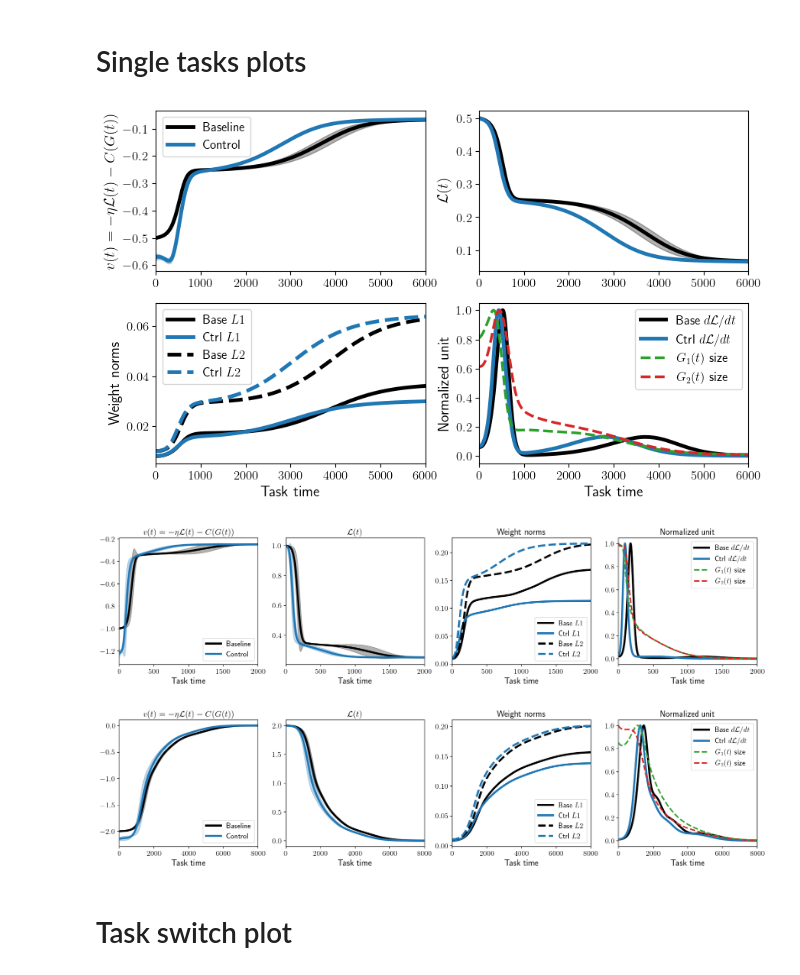
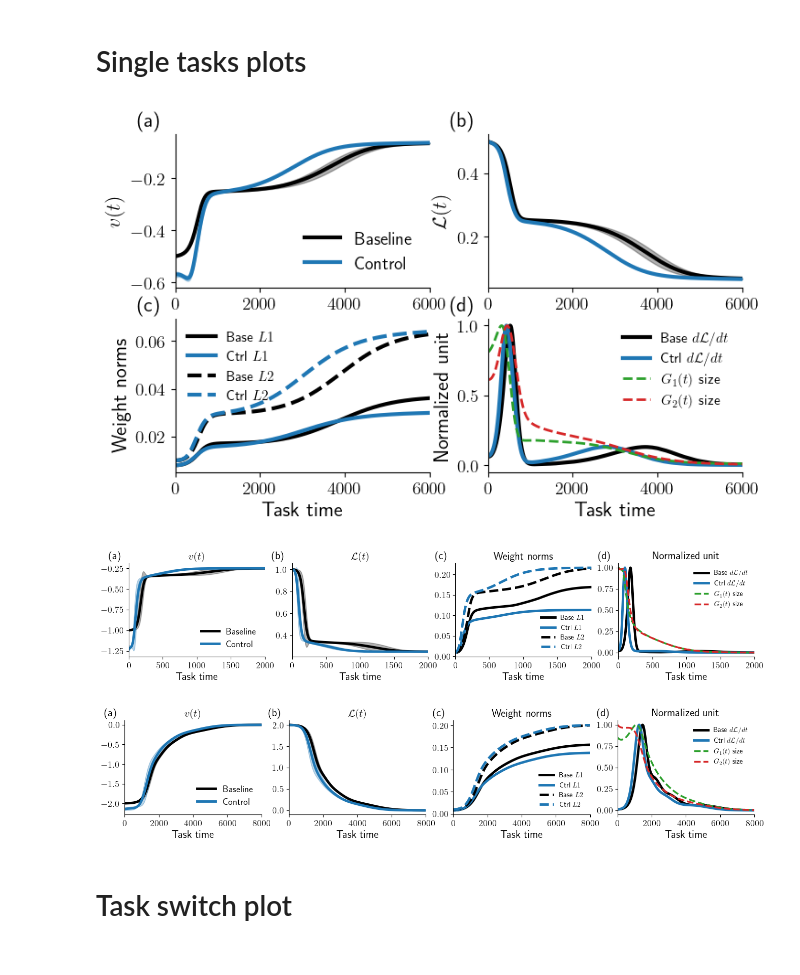
Before and after one commit to rodrigcd/neuromod, a Jupyter notebook: notebooks/paper_plots.ipynb, the cells around one changed output. Cells and saved outputs as stored; diff of their text form; code cells hidden in the pictures.

```diff
--- a/notebooks/paper_plots.ipynb
+++ b/notebooks/paper_plots.ipynb
@@ -90,34 +123,39 @@ results[-1].plot_control_optimization()
 # %% [markdown]
 # Single tasks plots
 # %%
-f, ax = plt.subplots(2, 2, figsize=(10, 6))
+f, ax = plt.subplots(2, 2, figsize=(8, 6/5*4))
+f.subplots_adjust(wspace=0.23)
 ax = ax.flatten()
-ax = single_task_plot(results, ax=ax, fontsize=14, line_width=3.5, x_lim=(0, 6000), skip_xlabel=True, label_in_title=False)
-# plt.savefig("paper_figures/single_task_mnist.pdf", bbox_inches="tight")
+subplot_labels = np.array([["(a)", "(b)"], ["(c)", "(d)"]])
+subplot_labels = subplot_labels.flatten()
+ax = single_task_plot(results, ax=ax, fontsize=16, line_width=3, x_lim=(0, 6000), skip_xlabel=True, label_in_title=False, subplot_labels=subplot_labels)
+plt.savefig("paper_figures/single_task_mnist.pdf", bbox_inches="tight")
 # %% [output]
-[figure, old version]
+[figure, new version]
 # %%
 results = []
 for result_dir in gaussian_dir_list:
     results.append(ResultsManager(result_dir))
 
-f, ax = plt.subplots(1, 4, figsize=(20, 4))
+f, ax = plt.subplots(1, 4, figsize=(16, 6/5*2))
 ax = ax.flatten()
-ax = single_task_plot(results, ax=ax, fontsize=15, line_width=3.5, x_lim=(0, 2000), skip_xlabel=False, label_in_title=True)
+subplot_labels = np.array([["(a)", "(b)"], ["(c)", "(d)"]])
+subplot_labels = subplot_labels.flatten()
+ax = single_task_plot(results, ax=ax, fontsize=15, line_width=3.5, x_lim=(0, 2000), skip_xlabel=False, label_in_title=True, subplot_labels=subplot_labels)
 plt.savefig("paper_figures/single_task_gaussian.pdf", bbox_inches="tight")
 # %% [output]
-[figure, old version]
+[figure, new version]
 # %%
 results = []
 for result_dir in semantic_dir_list:
     results.append(ResultsManager(result_dir))
 
-f, ax = plt.subplots(1, 4, figsize=(20, 4))
+f, ax = plt.subplots(1, 4, figsize=(16, 6/5*2))
 ax = ax.flatten()
-ax = single_task_plot(results, ax=ax, fontsize=15, line_width=3.5, x_lim=(0, 8000), skip_xlabel=False, label_in_title=True)
+ax = single_task_plot(results, ax=ax, fontsize=15, line_width=3.5, x_lim=(0, 8000), skip_xlabel=False, label_in_title=True, subplot_labels=subplot_labels)
 plt.savefig("paper_figures/single_task_semantic.pdf", bbox_inches="tight")
 # %% [output]
-[figure, old version]
+[figure, new version]
 # %% [markdown]
 # Task switch plot
 # %%
```
Also changed, not shown: parts of 14 cells of this notebook, 12 other files.
